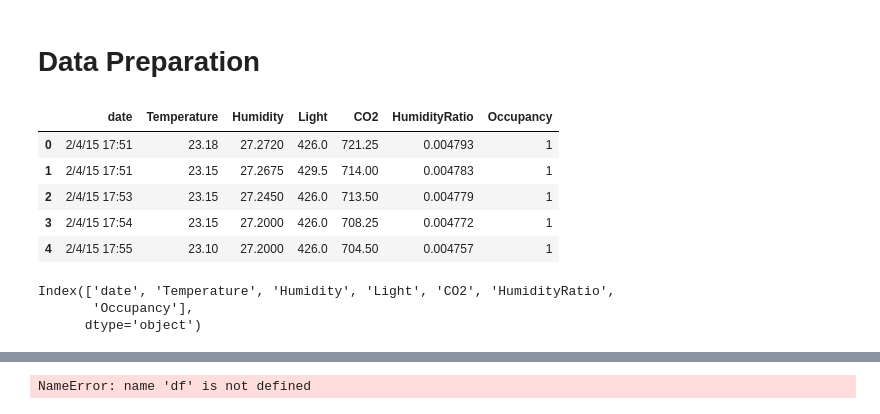
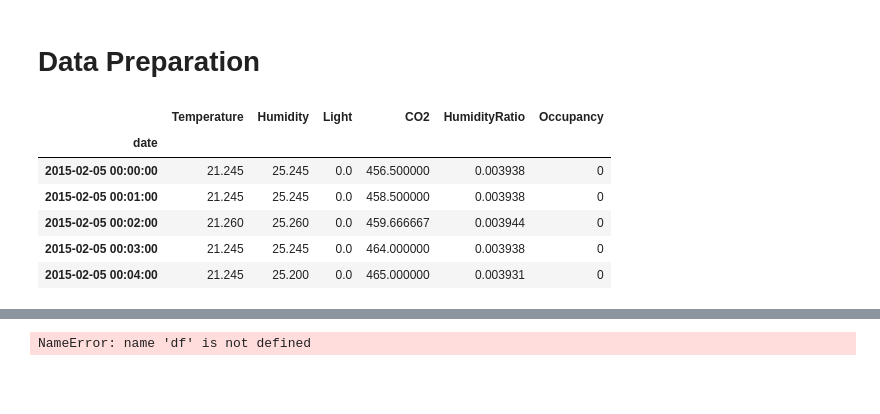
Before and after one commit to piyushtada/data_mining_2020_project_occupancy_detection, a Jupyter notebook: jupyter_notebooks/00_data_understading_preprocessing.ipynb, the cells around one changed output, grey strips where cells are left out. Saved outputs shown, nothing was run; the diff lists cells and outputs as text; code cells hidden in the pictures; blank space fills up the shorter version.

```diff
--- a/jupyter_notebooks/00_data_understading_preprocessing.ipynb
+++ b/jupyter_notebooks/00_data_understading_preprocessing.ipynb
@@ -8,21 +9,14 @@ from data_preparation_pcg import prepare_dataset
 # %%
 
 class_name = 'Occupancy' #quello che vogliamo predirre
 
-df = pd.read_csv('/Users/piyush2017/Code/2020_Data_Mining_Project_02/data_mining_2020_project_occupancy_detection/data/datatrainingcopy.csv', skipinitialspace=True, na_values='?', keep_default_na=True, parse_dates=True)
-columns2remove = ['Number'] #eliminiamo perchè non ci servono
-df.drop(columns2remove, inplace=True, axis=1)
+df = pd.read_csv('./data/trainingdata_2015-02-05.csv',parse_dates=['date'], index_col='date')
 df.head()
 # %% [output]
-|  | date | Temperature | Humidity | Light | CO2 | HumidityRatio | Occupancy |
-| 0 | 2/4/15 17:51 | 23.18 | 27.2720 | 426.0 | 721.25 | 0.004793 | 1 |
-| 1 | 2/4/15 17:51 | 23.15 | 27.2675 | 429.5 | 714.00 | 0.004783 | 1 |
-| 2 | 2/4/15 17:53 | 23.15 | 27.2450 | 426.0 | 713.50 | 0.004779 | 1 |
-| 3 | 2/4/15 17:54 | 23.15 | 27.2000 | 426.0 | 708.25 | 0.004772 | 1 |
-| 4 | 2/4/15 17:55 | 23.10 | 27.2000 | 426.0 | 704.50 | 0.004757 | 1 |
+|  | Temperature | Humidity | Light | CO2 | HumidityRatio | Occupancy |
+| date |  |  |  |  |  |  |
+| 2015-02-05 00:00:00 | 21.245 | 25.245 | 0.0 | 456.500000 | 0.003938 | 0 |
+| 2015-02-05 00:01:00 | 21.245 | 25.245 | 0.0 | 458.500000 | 0.003938 | 0 |
+| 2015-02-05 00:02:00 | 21.260 | 25.260 | 0.0 | 459.666667 | 0.003944 | 0 |
+| 2015-02-05 00:03:00 | 21.245 | 25.245 | 0.0 | 464.000000 | 0.003938 | 0 |
+| 2015-02-05 00:04:00 | 21.245 | 25.200 | 0.0 | 465.000000 | 0.003931 | 0 |
-# %%
-df.columns
-# %% [output]
-Index(['date', 'Temperature', 'Humidity', 'Light', 'CO2', 'HumidityRatio',
-       'Occupancy'],
-      dtype='object')
```
Also changed, not shown: parts of 3 cells of this notebook, 3 other files.
